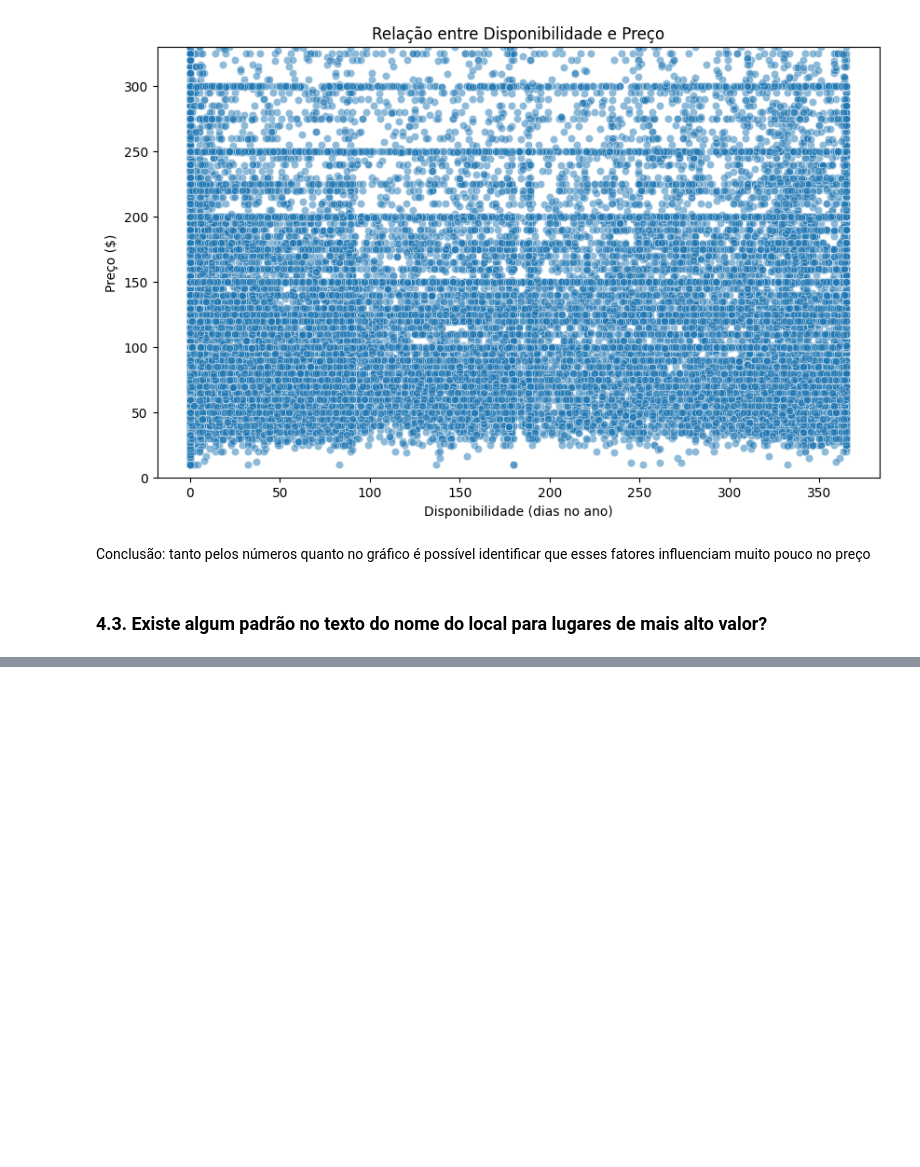
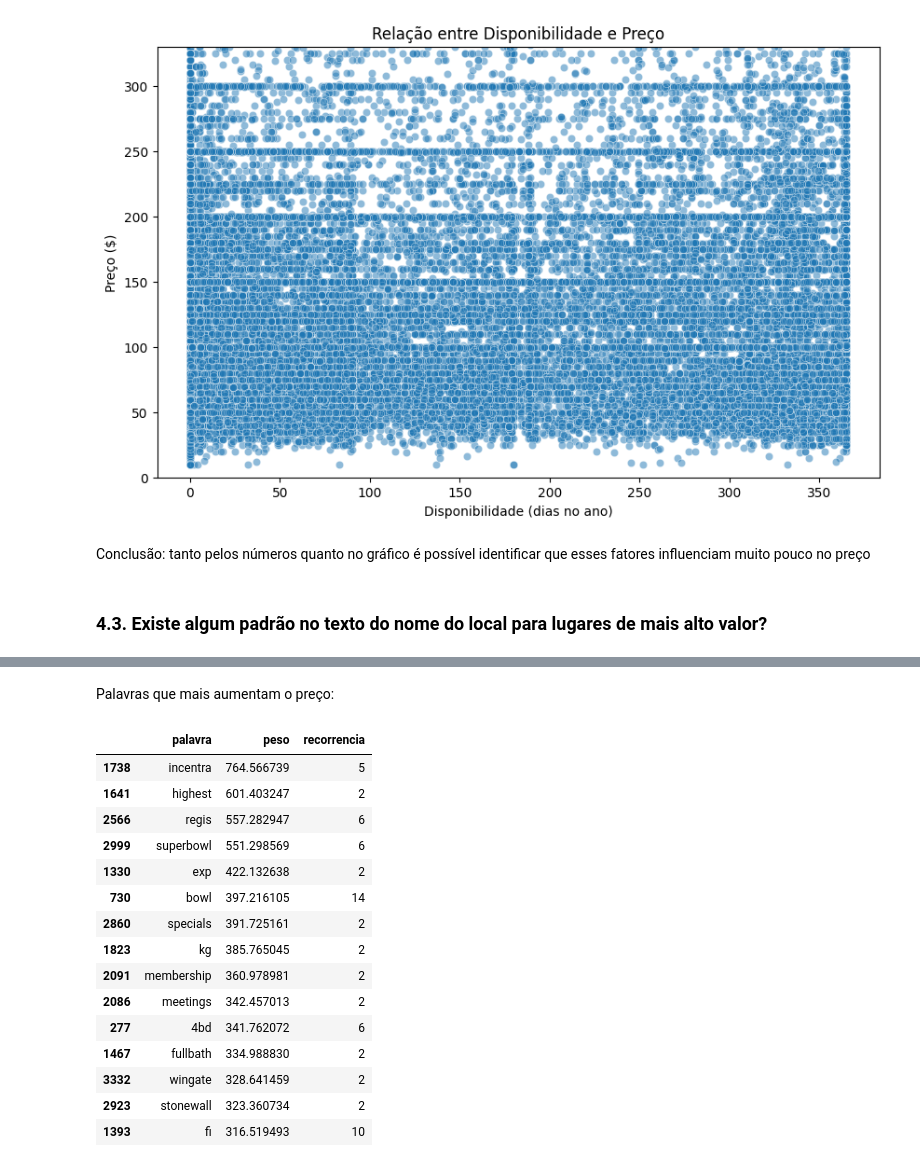
Before and after one commit to raphael-fleury/desafio-cd-lighthouse, a Jupyter notebook: analise.ipynb, the cells around one changed output, grey strips where cells are left out. Saved outputs shown, nothing was run; the diff lists cells and outputs as text; code cells hidden in the pictures; blank space fills up the shorter version.

```diff
--- a/analise.ipynb
+++ b/analise.ipynb
@@ -510,0 +523,38 @@ media_preco_sem_nome
+# %%
+from sklearn.feature_extraction.text import CountVectorizer
+from sklearn.linear_model import LinearRegression
+
+vectorizer = CountVectorizer(stop_words="english", min_df=2)
+modelo = LinearRegression()
+
+x = vectorizer.fit_transform(apartamentos["nome"])
+y = apartamentos["price"]
+modelo.fit(x, y)
+
+frequencia_palavras = x.toarray().sum(axis=0)
+peso_palavras = pd.DataFrame({
+    'palavra': vectorizer.get_feature_names_out(),
+    'peso': modelo.coef_,
+    'recorrencia': x.toarray().sum(axis=0)
+}).sort_values(by='peso', ascending=False)
+# %% [markdown]
+Palavras que mais aumentam o preço:
+# %%
+peso_palavras.head(15)
+# %% [output]
+|  | palavra | peso | recorrencia |
+| 1738 | incentra | 764.566739 | 5 |
+| 1641 | highest | 601.403247 | 2 |
+| 2566 | regis | 557.282947 | 6 |
+| 2999 | superbowl | 551.298569 | 6 |
+| 1330 | exp | 422.132638 | 2 |
+| 730 | bowl | 397.216105 | 14 |
+| 2860 | specials | 391.725161 | 2 |
+| 1823 | kg | 385.765045 | 2 |
+| 2091 | membership | 360.978981 | 2 |
+| 2086 | meetings | 342.457013 | 2 |
+| 277 | 4bd | 341.762072 | 6 |
+| 1467 | fullbath | 334.988830 | 2 |
+| 3332 | wingate | 328.641459 | 2 |
+| 2923 | stonewall | 323.360734 | 2 |
+| 1393 | fi | 316.519493 | 10 |
```
Also changed, not shown: parts of 6 cells of this notebook, 1 other file.
